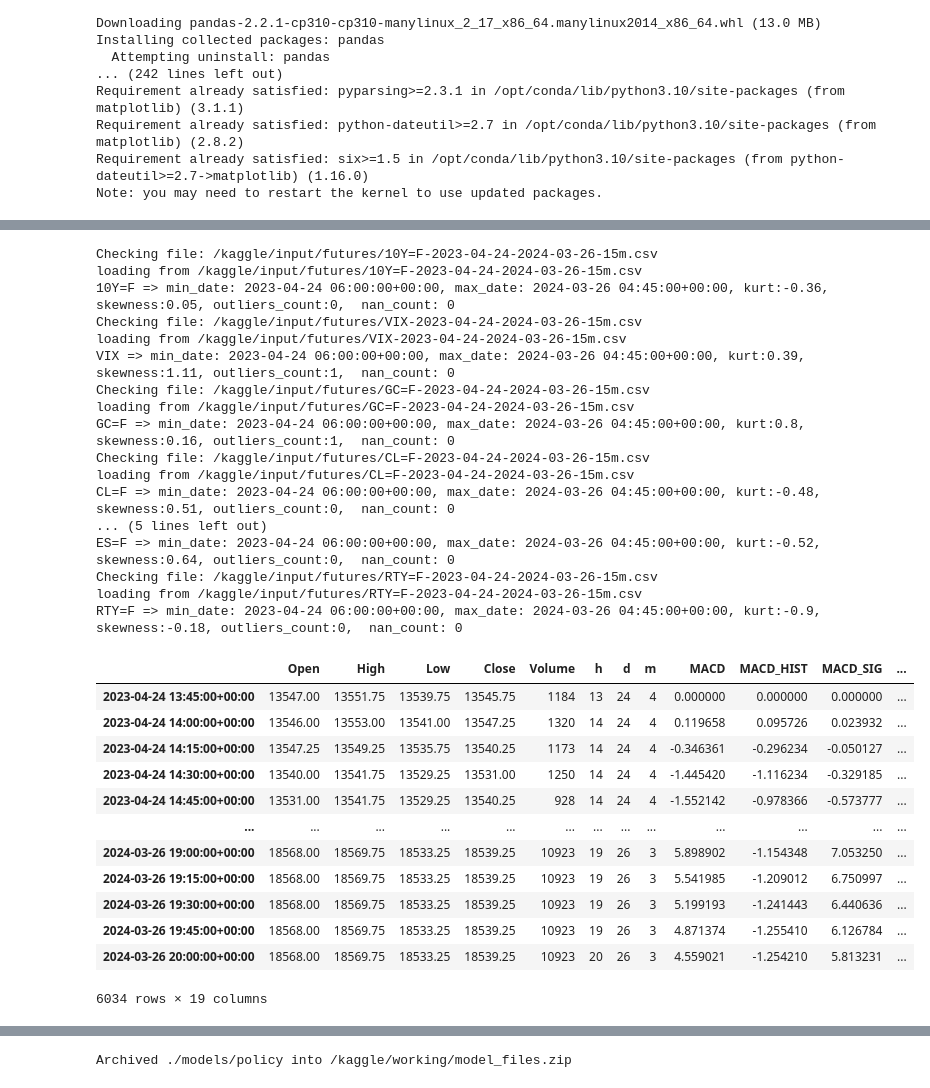
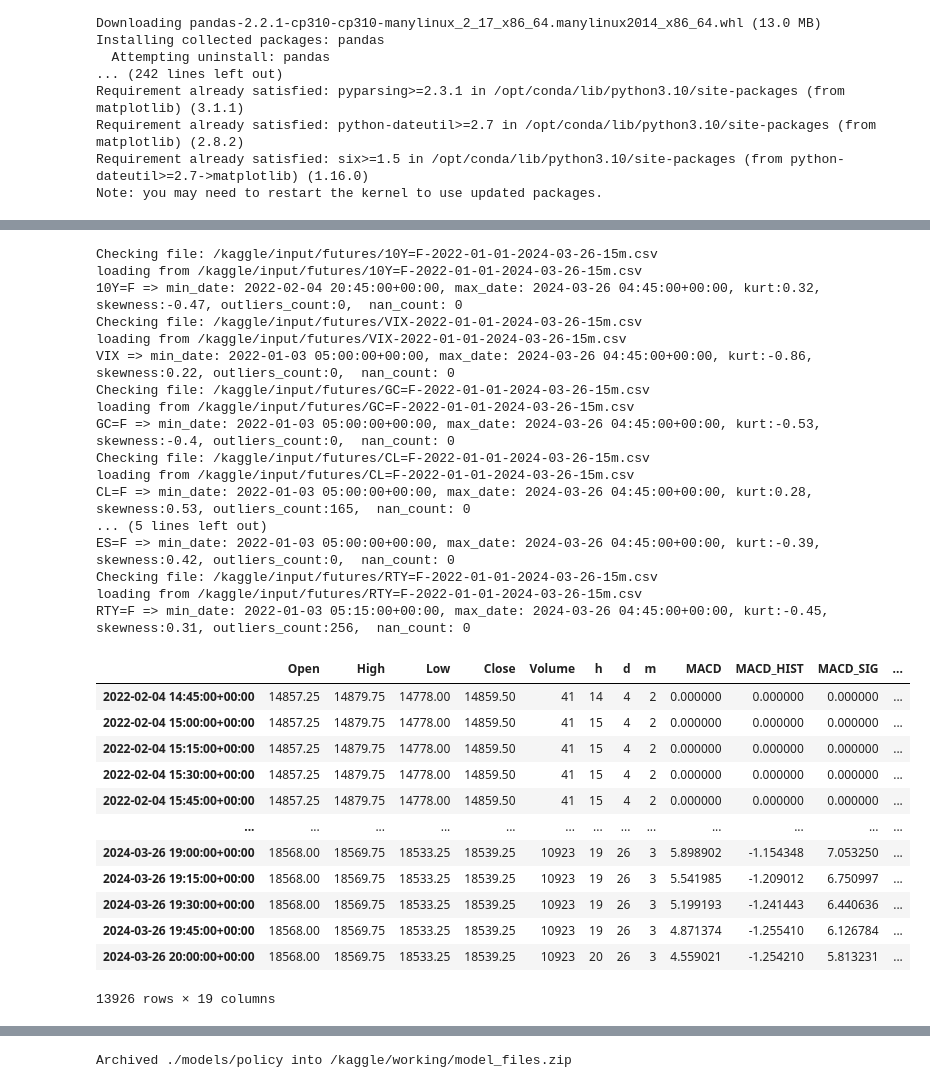
Before and after one commit to adamd1985/notebooks, a Jupyter notebook: rltest_v8.ipynb, the cells around one changed output, grey strips where cells are left out. Cells and saved outputs as stored; diff of their text form; code cells hidden in the pictures.

Commit message:
Kaggle Notebook | RLTEST | Version 32

```diff
--- a/rltest_v8.ipynb
+++ b/rltest_v8.ipynb
@@ -158,10 +158,9 @@ D1="1d"
 H1="1h"
 M15="15m"
 M1="1m"
-EVAL_SPLIT = 0.2
+EVAL_SPLIT = 0.1
 DATE_TIME_FORMAT = "%Y-%m-%d"
-# 10Y=F-2023-04-24-2024-01-01-15m
-START_DATE = "2023-04-24" #pd.Timestamp(datetime.now() - Day(MIN15_RANGE)).strftime(DATE_TIME_FORMAT)
+START_DATE = "2022-01-01" #pd.Timestamp(datetime.now() - Day(MIN15_RANGE)).strftime(DATE_TIME_FORMAT)
 END_DATE = "2024-03-26" #pd.Timestamp(datetime.now() - BDay(1)).strftime(DATE_TIME_FORMAT)
 total_days = (pd.Timestamp(END_DATE) - pd.Timestamp(START_DATE)).days
 midpoint_date = pd.Timestamp(START_DATE) + Day(int(total_days * EVAL_SPLIT))
@@ -358,65 +357,65 @@ def decorate_ts(stock_df, target=False):
 
     macd = MACD(close=stock_df["Close"], window_slow=26, window_fast=12, window_sign=9, fillna=True)
     stock_df['MACD'] = macd.macd()
     stock_df['MACD_HIST'] = macd.macd_diff()
     stock_df['MACD_SIG'] = macd.macd_signal()
 
     atr = AverageTrueRange(stock_df["High"], stock_df["Low"], stock_df["Close"], window = 14, fillna = True)
     stock_df['ATR'] = atr.average_true_range()
 
     ema = EMAIndicator(stock_df["Close"], window = 14, fillna = True)
     stock_df['EMA'] = ema.ema_indicator()
 
     stock_df[SNP_FUT] = tickers[SNP_FUT]["Close"]
     stock_df[VOLATILITY_FUT] = tickers[VOLATILITY_FUT]["Close"]
     stock_df[RATES_FUT] = tickers[RATES_FUT]["Close"]
     stock_df[GOLD_FUT] = tickers[GOLD_FUT]["Close"]
     stock_df[CRUDOIL_FUT] = tickers[CRUDOIL_FUT]["Close"]
     stock_df[IS_TARGET] = int(target) # ID target or conditioning
 
     stock_df = stock_df.bfill().ffill()
     return stock_df
 
 stock1_df = tickers[TARGET1].copy()
-stock2_df = tickers[TARGET2].copy()
-stock3_df = tickers[TARGET3].copy()
+# stock2_df = tickers[TARGET2].copy()
+# stock3_df = tickers[TARGET3].copy()
 
 stock1_df = decorate_ts(stock1_df, target=True)
-stock2_df = decorate_ts(stock2_df)
-stock3_df = decorate_ts(stock3_df)
+# stock2_df = decorate_ts(stock2_df)
+# stock3_df = decorate_ts(stock3_df)
 
 stock1_df
 # %% [output]
-Checking file: /kaggle/input/futures/10Y=F-2023-04-24-2024-03-26-15m.csv
-loading from /kaggle/input/futures/10Y=F-2023-04-24-2024-03-26-15m.csv
-10Y=F => min_date: 2023-04-24 06:00:00+00:00, max_date: 2024-03-26 04:45:00+00:00, kurt:-0.36, skewness:0.05, outliers_count:0,  nan_count: 0
-Checking file: /kaggle/input/futures/VIX-2023-04-24-2024-03-26-15m.csv
-loading from /kaggle/input/futures/VIX-2023-04-24-2024-03-26-15m.csv
-VIX => min_date: 2023-04-24 06:00:00+00:00, max_date: 2024-03-26 04:45:00+00:00, kurt:0.39, skewness:1.11, outliers_count:1,  nan_count: 0
-Checking file: /kaggle/input/futures/GC=F-2023-04-24-2024-03-26-15m.csv
-loading from /kaggle/input/futures/GC=F-2023-04-24-2024-03-26-15m.csv
-GC=F => min_date: 2023-04-24 06:00:00+00:00, max_date: 2024-03-26 04:45:00+00:00, kurt:0.8, skewness:0.16, outliers_count:1,  nan_count: 0
-Checking file: /kaggle/input/futures/CL=F-2023-04-24-2024-03-26-15m.csv
-loading from /kaggle/input/futures/CL=F-2023-04-24-2024-03-26-15m.csv
-CL=F => min_date: 2023-04-24 06:00:00+00:00, max_date: 2024-03-26 04:45:00+00:00, kurt:-0.48, skewness:0.51, outliers_count:0,  nan_count: 0
+Checking file: /kaggle/input/futures/10Y=F-2022-01-01-2024-03-26-15m.csv
+loading from /kaggle/input/futures/10Y=F-2022-01-01-2024-03-26-15m.csv
+10Y=F => min_date: 2022-02-04 20:45:00+00:00, max_date: 2024-03-26 04:45:00+00:00, kurt:0.32, skewness:-0.47, outliers_count:0,  nan_count: 0
+Checking file: /kaggle/input/futures/VIX-2022-01-01-2024-03-26-15m.csv
+loading from /kaggle/input/futures/VIX-2022-01-01-2024-03-26-15m.csv
+VIX => min_date: 2022-01-03 05:00:00+00:00, max_date: 2024-03-26 04:45:00+00:00, kurt:-0.86, skewness:0.22, outliers_count:0,  nan_count: 0
+Checking file: /kaggle/input/futures/GC=F-2022-01-01-2024-03-26-15m.csv
+loading from /kaggle/input/futures/GC=F-2022-01-01-2024-03-26-15m.csv
+GC=F => min_date: 2022-01-03 05:00:00+00:00, max_date: 2024-03-26 04:45:00+00:00, kurt:-0.53, skewness:-0.4, outliers_count:0,  nan_count: 0
+Checking file: /kaggle/input/futures/CL=F-2022-01-01-2024-03-26-15m.csv
+loading from /kaggle/input/futures/CL=F-2022-01-01-2024-03-26-15m.csv
+CL=F => min_date: 2022-01-03 05:00:00+00:00, max_date: 2024-03-26 04:45:00+00:00, kurt:0.28, skewness:0.53, outliers_count:165,  nan_count: 0
 ... (5 lines left out)
-ES=F => min_date: 2023-04-24 06:00:00+00:00, max_date: 2024-03-26 04:45:00+00:00, kurt:-0.52, skewness:0.64, outliers_count:0,  nan_count: 0
-Checking file: /kaggle/input/futures/RTY=F-2023-04-24-2024-03-26-15m.csv
-loading from /kaggle/input/futures/RTY=F-2023-04-24-2024-03-26-15m.csv
-RTY=F => min_date: 2023-04-24 06:00:00+00:00, max_date: 2024-03-26 04:45:00+00:00, kurt:-0.9, skewness:-0.18, outliers_count:0,  nan_count: 0
+ES=F => min_date: 2022-01-03 05:00:00+00:00, max_date: 2024-03-26 04:45:00+00:00, kurt:-0.39, skewness:0.42, outliers_count:0,  nan_count: 0
+Checking file: /kaggle/input/futures/RTY=F-2022-01-01-2024-03-26-15m.csv
+loading from /kaggle/input/futures/RTY=F-2022-01-01-2024-03-26-15m.csv
+RTY=F => min_date: 2022-01-03 05:15:00+00:00, max_date: 2024-03-26 04:45:00+00:00, kurt:-0.45, skewness:0.31, outliers_count:256,  nan_count: 0
 |  | Open | High | Low | Close | Volume | h | d | m | MACD | MACD_HIST | MACD_SIG | ... |
-| 2023-04-24 13:45:00+00:00 | 13547.00 | 13551.75 | 13539.75 | 13545.75 | 1184 | 13 | 24 | 4 | 0.000000 | 0.000000 | 0.000000 | ... |
-| 2023-04-24 14:00:00+00:00 | 13546.00 | 13553.00 | 13541.00 | 13547.25 | 1320 | 14 | 24 | 4 | 0.119658 | 0.095726 | 0.023932 | ... |
-| 2023-04-24 14:15:00+00:00 | 13547.25 | 13549.25 | 13535.75 | 13540.25 | 1173 | 14 | 24 | 4 | -0.346361 | -0.296234 | -0.050127 | ... |
-| 2023-04-24 14:30:00+00:00 | 13540.00 | 13541.75 | 13529.25 | 13531.00 | 1250 | 14 | 24 | 4 | -1.445420 | -1.116234 | -0.329185 | ... |
-| 2023-04-24 14:45:00+00:00 | 13531.00 | 13541.75 | 13529.25 | 13540.25 | 928 | 14 | 24 | 4 | -1.552142 | -0.978366 | -0.573777 | ... |
+| 2022-02-04 14:45:00+00:00 | 14857.25 | 14879.75 | 14778.00 | 14859.50 | 41 | 14 | 4 | 2 | 0.000000 | 0.000000 | 0.000000 | ... |
+| 2022-02-04 15:00:00+00:00 | 14857.25 | 14879.75 | 14778.00 | 14859.50 | 41 | 15 | 4 | 2 | 0.000000 | 0.000000 | 0.000000 | ... |
+| 2022-02-04 15:15:00+00:00 | 14857.25 | 14879.75 | 14778.00 | 14859.50 | 41 | 15 | 4 | 2 | 0.000000 | 0.000000 | 0.000000 | ... |
+| 2022-02-04 15:30:00+00:00 | 14857.25 | 14879.75 | 14778.00 | 14859.50 | 41 | 15 | 4 | 2 | 0.000000 | 0.000000 | 0.000000 | ... |
+| 2022-02-04 15:45:00+00:00 | 14857.25 | 14879.75 | 14778.00 | 14859.50 | 41 | 15 | 4 | 2 | 0.000000 | 0.000000 | 0.000000 | ... |
 | ... | ... | ... | ... | ... | ... | ... | ... | ... | ... | ... | ... | ... |
 | 2024-03-26 19:00:00+00:00 | 18568.00 | 18569.75 | 18533.25 | 18539.25 | 10923 | 19 | 26 | 3 | 5.898902 | -1.154348 | 7.053250 | ... |
 | 2024-03-26 19:15:00+00:00 | 18568.00 | 18569.75 | 18533.25 | 18539.25 | 10923 | 19 | 26 | 3 | 5.541985 | -1.209012 | 6.750997 | ... |
 | 2024-03-26 19:30:00+00:00 | 18568.00 | 18569.75 | 18533.25 | 18539.25 | 10923 | 19 | 26 | 3 | 5.199193 | -1.241443 | 6.440636 | ... |
 | 2024-03-26 19:45:00+00:00 | 18568.00 | 18569.75 | 18533.25 | 18539.25 | 10923 | 19 | 26 | 3 | 4.871374 | -1.255410 | 6.126784 | ... |
 | 2024-03-26 20:00:00+00:00 | 18568.00 | 18569.75 | 18533.25 | 18539.25 | 10923 | 20 | 26 | 3 | 4.559021 | -1.254210 | 5.813231 | ... |
-6034 rows × 19 columns
+13926 rows × 19 columns
 # %%
 class TradingEnv(py_environment.PyEnvironment):
     """
```
Also changed, not shown: parts of 11 cells of this notebook.
